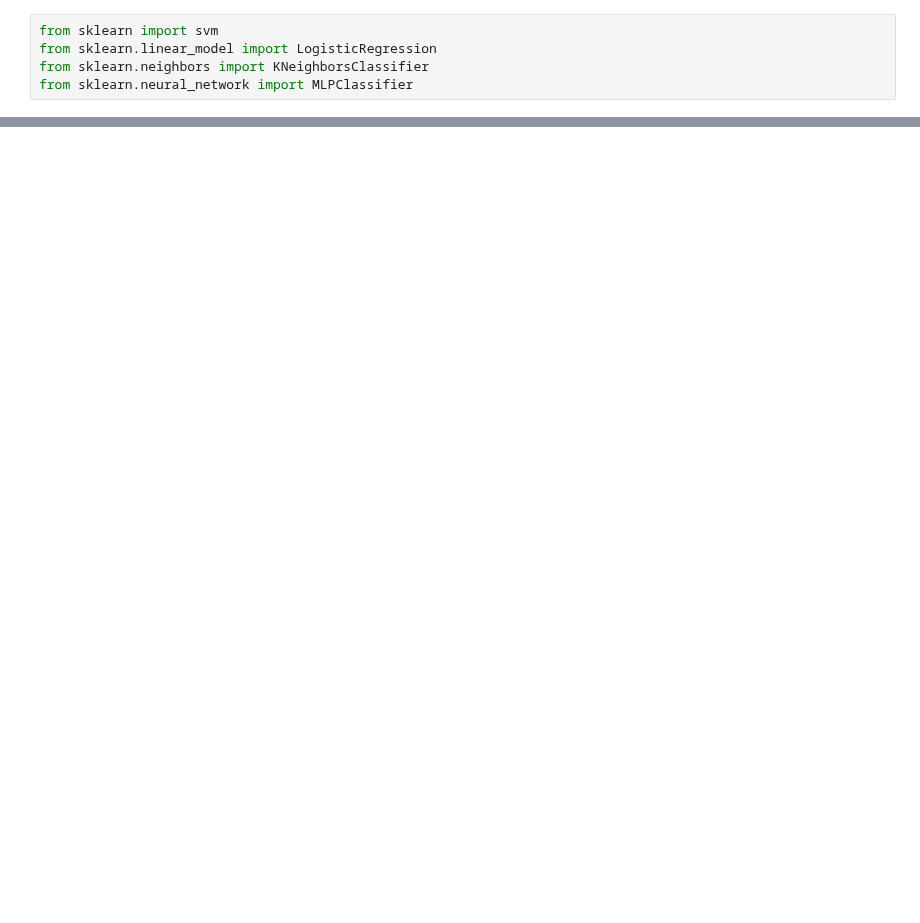
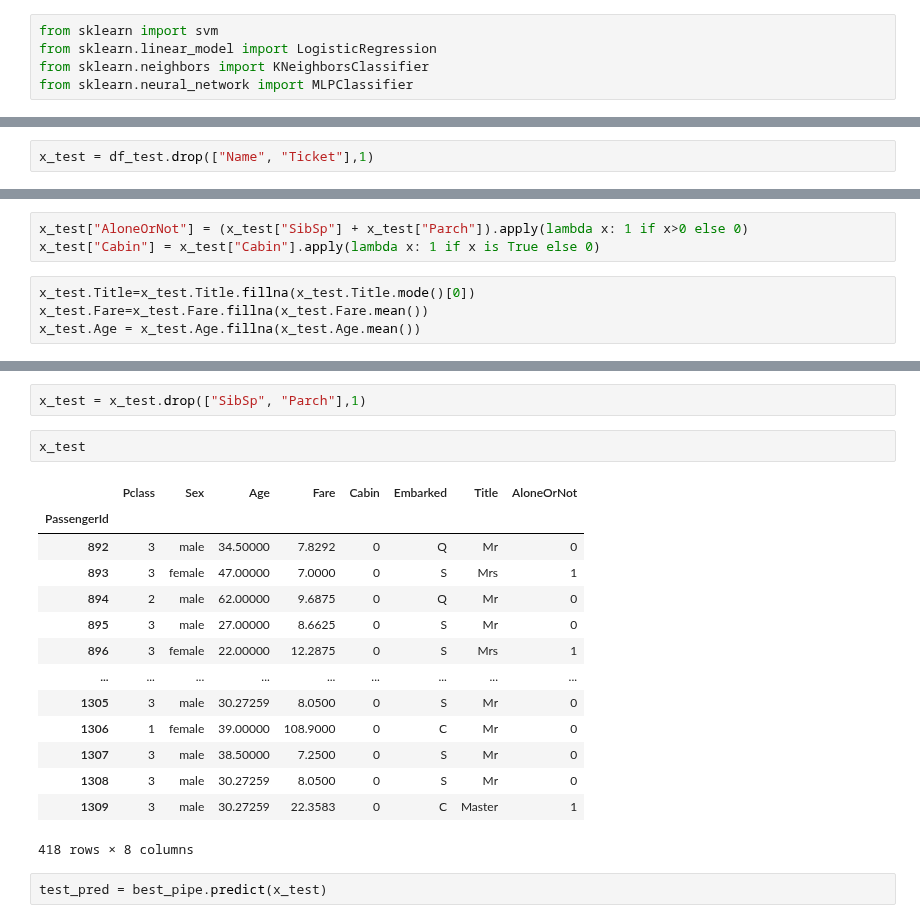
Before and after one commit to remre/StriveSchool-ai, a Jupyter notebook: week5featureeng/d2Titanic/TitanicComp.ipynb, the cells around one changed output, grey strips where cells are left out. Drawn from its saved outputs; the diff is of its cells as text; blank space fills up the shorter version.

```diff
--- a/week5featureeng/d2Titanic/TitanicComp.ipynb
+++ b/week5featureeng/d2Titanic/TitanicComp.ipynb
@@ -451,0 +647,2 @@ for model in models:
+# %%
+x_test = df_test.drop(["Name", "Ticket"],1)
@@ -451,0 +662,7 @@ for model in models:
+# %%
+x_test["AloneOrNot"] = (x_test["SibSp"] + x_test["Parch"]).apply(lambda x: 1 if x>0 else 0)
+x_test["Cabin"] = x_test["Cabin"].apply(lambda x: 1 if x is True else 0)
+# %%
+x_test.Title=x_test.Title.fillna(x_test.Title.mode()[0])
+x_test.Fare=x_test.Fare.fillna(x_test.Fare.mean())
+x_test.Age = x_test.Age.fillna(x_test.Age.mean())
@@ -451,0 +683,21 @@ for model in models:
+# %%
+x_test = x_test.drop(["SibSp", "Parch"],1)
+# %%
+x_test
+# %% [output]
+|  | Pclass | Sex | Age | Fare | Cabin | Embarked | Title | AloneOrNot |
+| PassengerId |  |  |  |  |  |  |  |  |
+| 892 | 3 | male | 34.50000 | 7.8292 | 0 | Q | Mr | 0 |
+| 893 | 3 | female | 47.00000 | 7.0000 | 0 | S | Mrs | 1 |
+| 894 | 2 | male | 62.00000 | 9.6875 | 0 | Q | Mr | 0 |
+| 895 | 3 | male | 27.00000 | 8.6625 | 0 | S | Mr | 0 |
+| 896 | 3 | female | 22.00000 | 12.2875 | 0 | S | Mrs | 1 |
+| ... | ... | ... | ... | ... | ... | ... | ... | ... |
+| 1305 | 3 | male | 30.27259 | 8.0500 | 0 | S | Mr | 0 |
+| 1306 | 1 | female | 39.00000 | 108.9000 | 0 | C | Mr | 0 |
+| 1307 | 3 | male | 38.50000 | 7.2500 | 0 | S | Mr | 0 |
+| 1308 | 3 | male | 30.27259 | 8.0500 | 0 | S | Mr | 0 |
+| 1309 | 3 | male | 30.27259 | 22.3583 | 0 | C | Master | 1 |
+418 rows × 8 columns
+# %%
+test_pred = best_pipe.predict(x_test)
```
Also changed, not shown: parts of 25 cells of this notebook.
